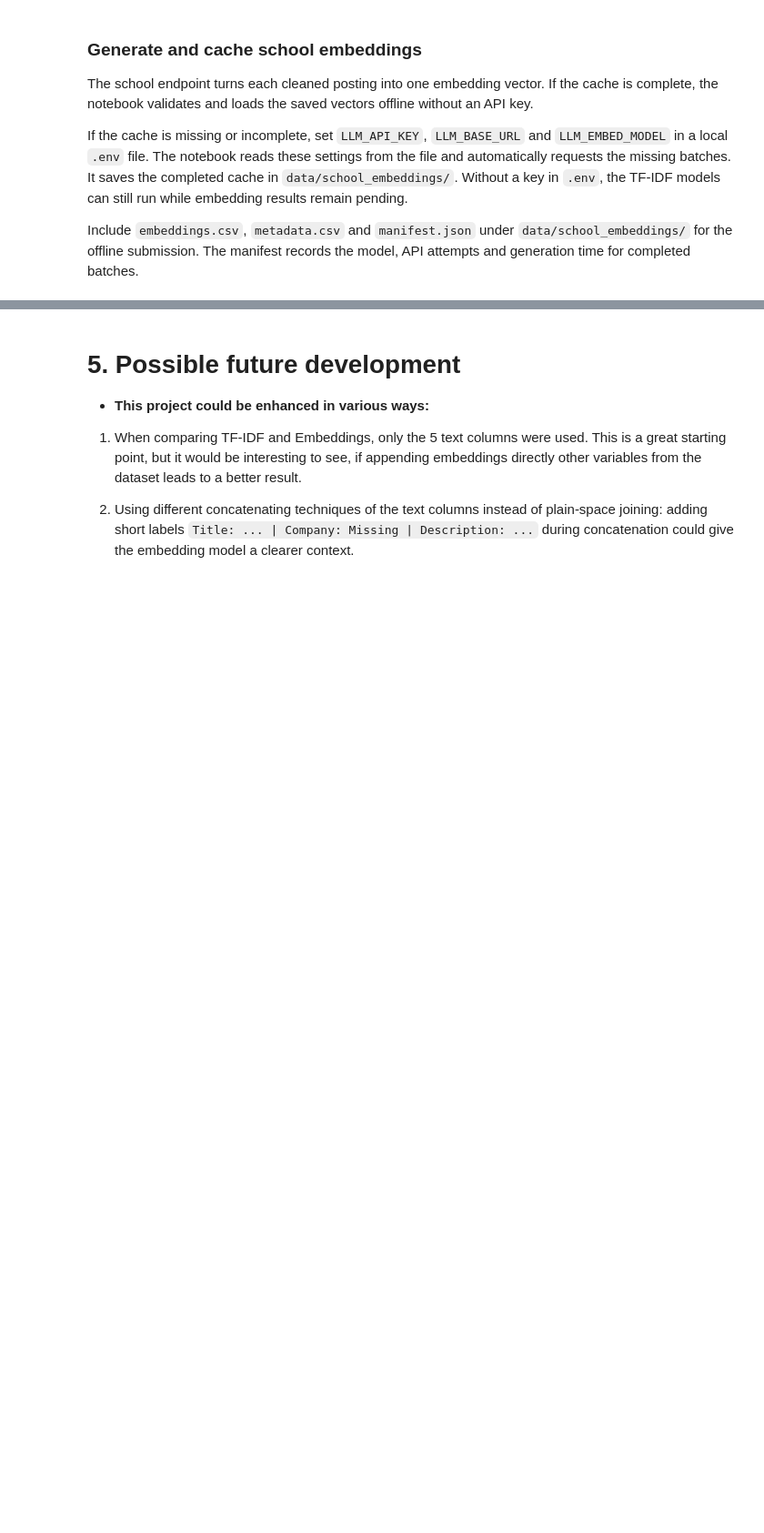
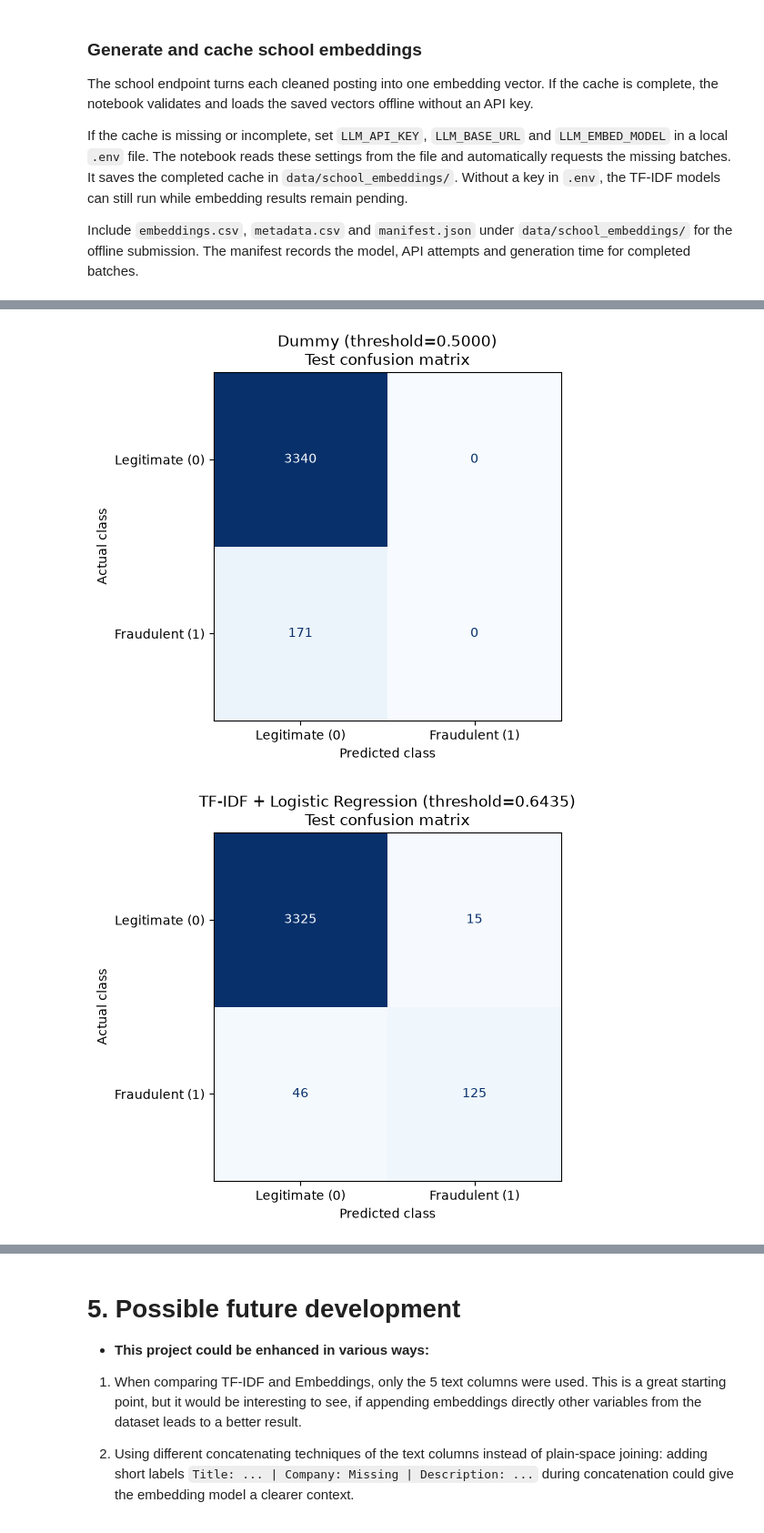
Before and after one commit to noamorii/4IZ582-fraudulent-job-detection, a Jupyter notebook: project.ipynb, the cells around one changed output, grey strips where cells are left out. Shown at 91% size. Drawn from its saved outputs; the diff is of its cells as text; code cells hidden in the pictures; blank space fills up the shorter version.

```diff
--- a/project.ipynb
+++ b/project.ipynb
@@ -862,0 +1116,64 @@ Read across the matrix to compare classifiers on the same text representation. R
+# %%
+from sklearn.metrics import confusion_matrix, ConfusionMatrixDisplay, RocCurveDisplay, PrecisionRecallDisplay
+
+def plot_confusion_matrix(actual, predicted, model_name, save_path=None, show=True):
+    # Rows are actual classes; columns are predicted classes.
+    # With labels=[0, 1], the cells are [[TN, FP], [FN, TP]].
+    matrix = confusion_matrix(actual, predicted, labels=[0, 1])
+    display = ConfusionMatrixDisplay(
+        confusion_matrix=matrix,
+        display_labels=["Legitimate (0)", "Fraudulent (1)"],
+    )
+    fig, ax = plt.subplots(figsize=(6, 5))
+    display.plot(
+        ax=ax, cmap="Blues", values_format="d", colorbar=False,
+        im_kw={"vmin": 0},
+    )
+    ax.set_title(f"{model_name}\nTest confusion matrix")
+    ax.set_xlabel("Predicted class")
+    ax.set_ylabel("Actual class")
+    fig.tight_layout()
+    if save_path is not None:
+        fig.savefig(save_path, dpi=150, bbox_inches="tight")
+    if show:
+        plt.show()
+    return matrix
+
+def plot_test_results(predictions, save_dir=None):
+    # Draw charts from saved predictions, without fitting or evaluating models.
+    for number, item in enumerate(predictions, start=1):
+        save_path = None
+        if save_dir is not None:
+            save_path = save_dir / f"tfidf_test_confusion_{number}.png"
+        plot_confusion_matrix(
+            item["actual"], item["predicted"],
+            f'{item["name"]} (threshold={item["threshold"]:.4f})',
+            save_path=save_path, show=False,
+        )
+    roc_fig, roc_ax = plt.subplots(figsize=(6, 5))
+    pr_fig, pr_ax = plt.subplots(figsize=(6, 5))
+    for item in predictions:
+        RocCurveDisplay.from_predictions(
+            item["actual"], item["probabilities"], name=item["name"], ax=roc_ax,
+        )
+        PrecisionRecallDisplay.from_predictions(
+            item["actual"], item["probabilities"], name=item["name"], ax=pr_ax,
+        )
+    roc_ax.plot([0, 1], [0, 1], "k--", label="Random ranking")
+    roc_ax.set_title("Test ROC curves")
+    roc_ax.legend()
+    prevalence = predictions[0]["actual"].mean()
+    pr_ax.axhline(prevalence, color="gray", linestyle="--", label="Fraud prevalence")
+    pr_ax.set_title("Test precision–recall curves")
+    pr_ax.legend()
+    roc_fig.tight_layout()
+    pr_fig.tight_layout()
+    if save_dir is not None:
+        roc_fig.savefig(save_dir / "tfidf_test_roc.png", dpi=150, bbox_inches="tight")
+        pr_fig.savefig(save_dir / "tfidf_test_precision_recall.png", dpi=150, bbox_inches="tight")
+    plt.show()
+
+plot_test_results(saved_predictions, save_dir=Path("data"))
+# %% [output]
+[figure, added]
+[figure, added]
```
Also changed, not shown: parts of 30 cells of this notebook, 11 other files.
